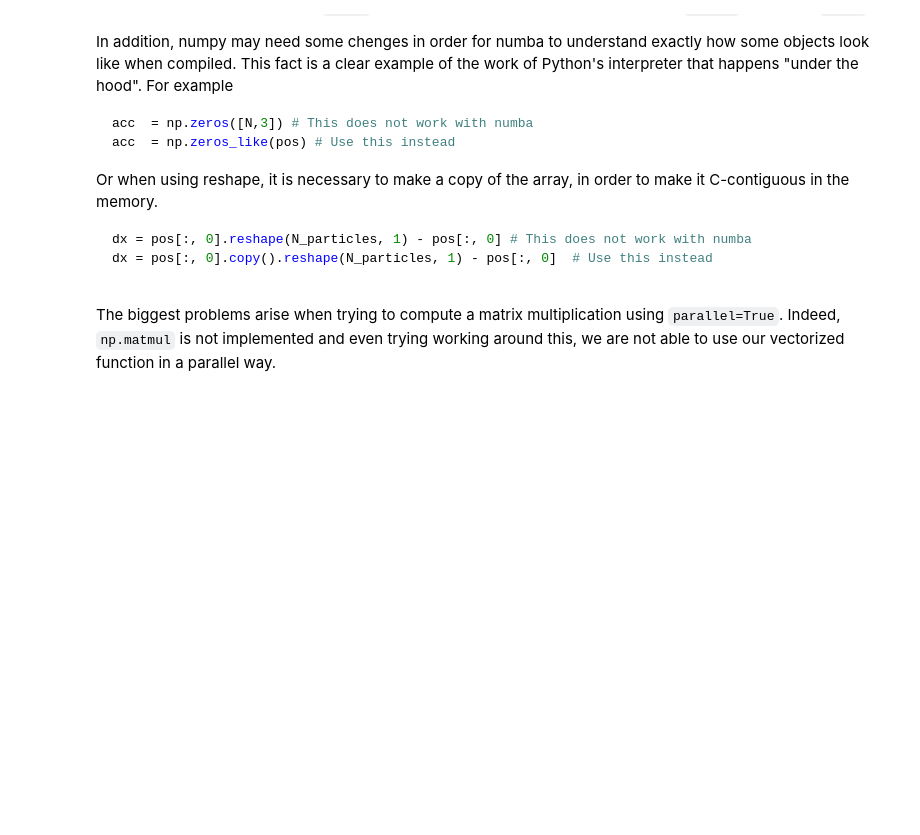
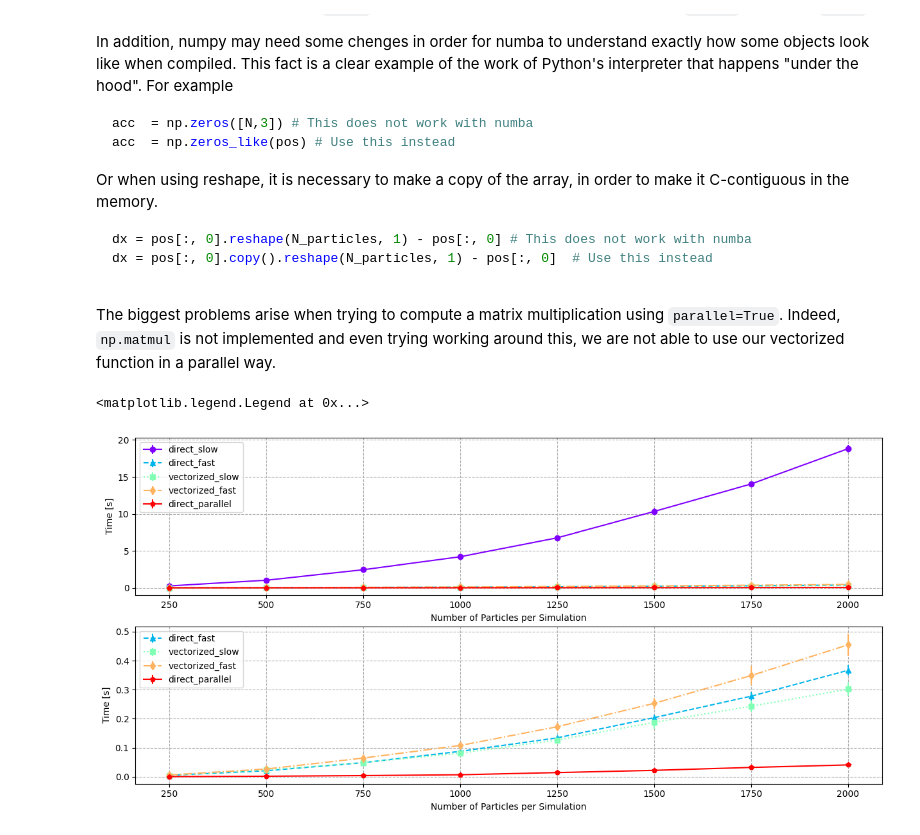
Before and after one commit to Berto70/pod_compastro23, a Jupyter notebook: project/cpu_optimization_report.ipynb, the cells around one changed output. Drawn from its saved outputs; the diff is of its cells as text; code cells hidden in the pictures; blank space fills up the shorter version.

```diff
--- a/project/cpu_optimization_report.ipynb
+++ b/project/cpu_optimization_report.ipynb
@@ -235,3 +235,56 @@ def parallel_acceleration_direct_fast(pos,mass,N,softening):
             acc[j,:] -= mass_1 * acceleration / mass_2 # because acc_2nbody already multiply by m[j]
 
     return (acc,jerk,pot)
+# %%
+import numpy as np
+import matplotlib.pyplot as plt
+import pandas as pd
+import matplotlib.patches as mpatches
+import matplotlib.lines as mlines
+import matplotlib.cm as cm
+import os
+
+os.chdir("./numba")
+
+df = pd.read_csv('numba_timings.csv')
+group = df.groupby("n_particles").agg(["mean", "std"])
+
+fig, axs = plt.subplots(2,1,figsize=(15, 7))
+colors = [cm.rainbow(i) for i in np.linspace(0, 1, 5)]
+
+
+i=0
+n_particles = np.arange(250,2250,250)
+axs[0].errorbar(n_particles, group["direct_slow"].values[:, 0], yerr=group["direct_slow"].values[:, 1], marker="o", label="direct_slow", c=colors[i])
+axs[0].errorbar(n_particles, group["direct_fast"].values[:, 0], yerr=group["direct_fast"].values[:, 1], marker="^", linestyle="--", label="direct_fast", c=colors[i+1])
+axs[0].errorbar(n_particles, group["vectorized_slow"].values[:, 0], yerr=group["vectorized_slow"].values[:, 1], marker="s", linestyle=":", label="vectorized_slow", c=colors[i+2])
+axs[0].errorbar(n_particles, group["vectorized_fast"].values[:, 0], yerr=group["vectorized_fast"].values[:, 1], marker="d", linestyle="-.", label="vectorized_fast", c=colors[i+3])
+axs[0].errorbar(n_particles, group["direct_parallel"].values[:, 0], yerr=group["direct_parallel"].values[:, 1], marker="p", linestyle="-", label="direct_parallel", c=colors[i+4])
+
+
+
+# Set labels and title
+axs[0].set_xlabel('Number of Particles per Simulation')
+axs[0].set_ylabel('Time [s]')
+axs[0].grid(linestyle='--')
+axs[0].legend(handles=axs[0].get_legend_handles_labels()[0][:5], labels=axs[0].get_legend_handles_labels()[1][:5], loc="upper left")
+
+############################################
+axs[1].errorbar(n_particles, group["direct_fast"].values[:, 0], yerr=group["direct_fast"].values[:, 1], marker="^", linestyle="--", label="direct_fast", c=colors[i+1])
+axs[1].errorbar(n_particles, group["vectorized_slow"].values[:, 0], yerr=group["vectorized_slow"].values[:, 1], marker="s", linestyle=":", label="vectorized_slow", c=colors[i+2])
+axs[1].errorbar(n_particles, group["vectorized_fast"].values[:, 0], yerr=group["vectorized_fast"].values[:, 1], marker="d", linestyle="-.", label="vectorized_fast", c=colors[i+3])
+axs[1].errorbar(n_particles, group["direct_parallel"].values[:, 0], yerr=group["direct_parallel"].values[:, 1], marker="p", linestyle="-", label="direct_parallel", c=colors[i+4])
+
+
+
+# Set labels and title
+axs[1].set_xlabel('Number of Particles per Simulation')
+axs[1].set_ylabel('Time [s]')
+axs[1].grid(linestyle='--')
+axs[1].legend(handles=axs[1].get_legend_handles_labels()[0][:5], labels=axs[1].get_legend_handles_labels()[1][:5], loc="upper left")
+
+
+#plt.savefig("numba_timings.png")
+# %% [output]
+<matplotlib.legend.Legend at 0x...>
+[figure, added]
```
Also changed, not shown: parts of 2 cells of this notebook.
